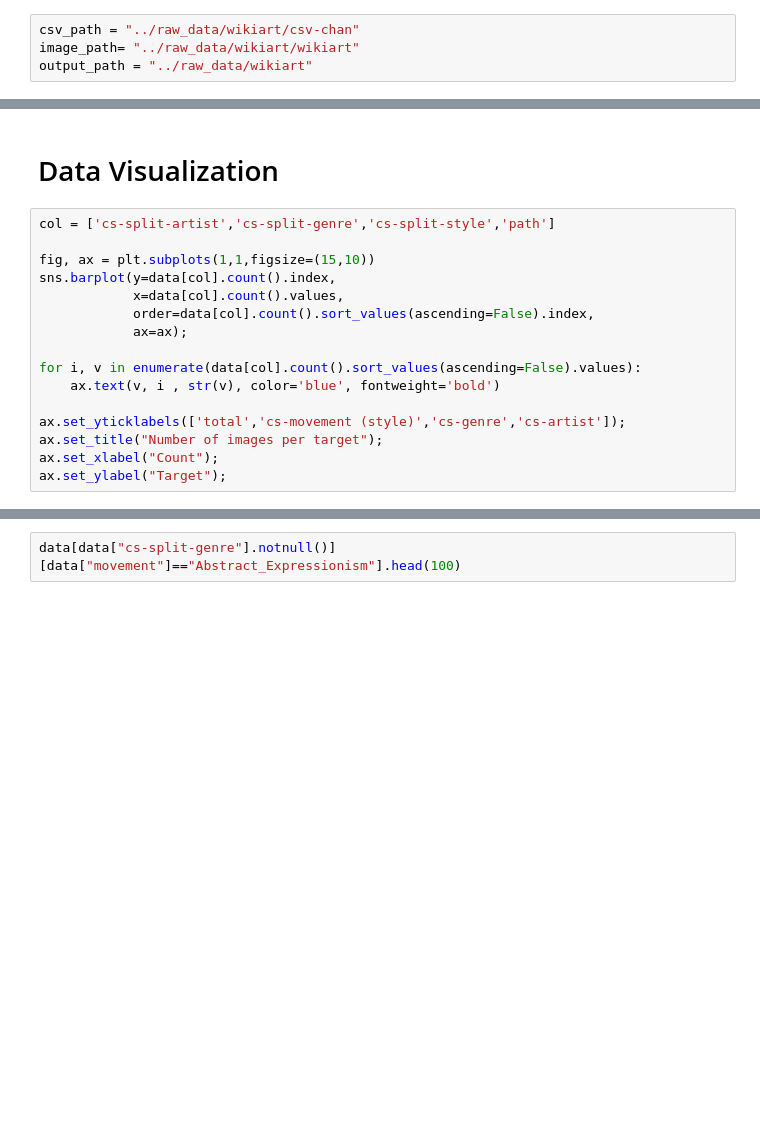
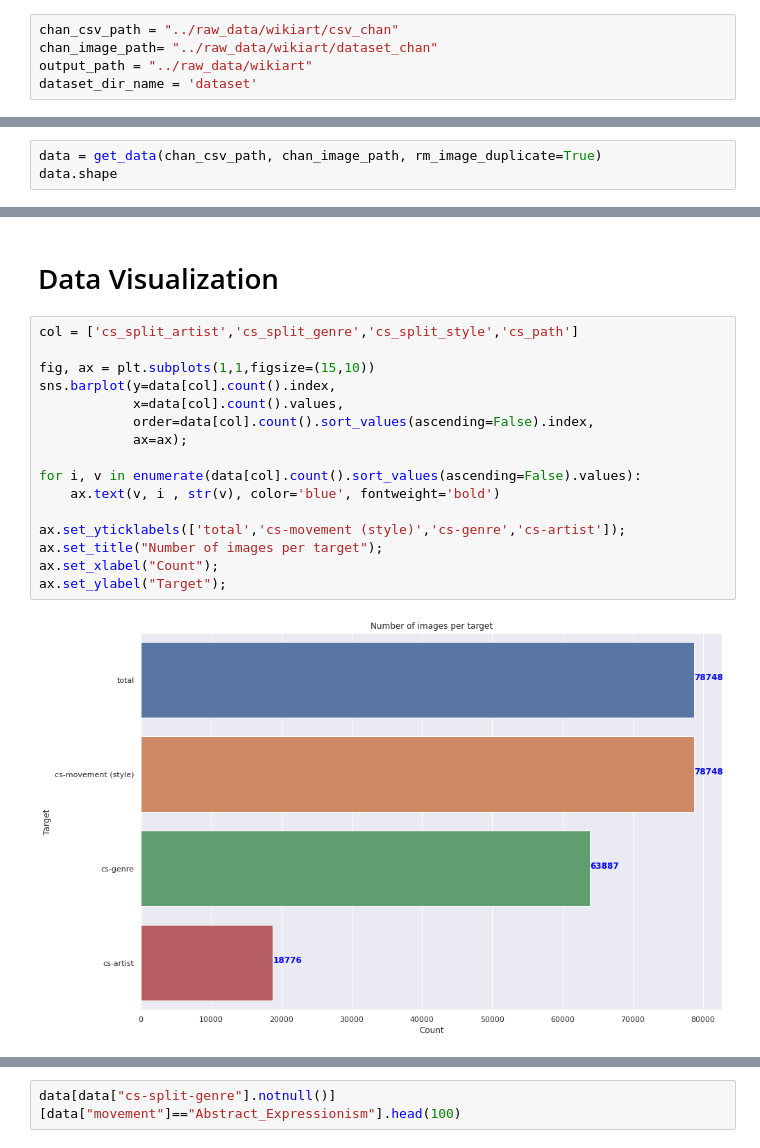
Before and after one commit to gregoirelafay/neural-art, a Jupyter notebook: notebooks/gregoire_data_preparation.ipynb, the cells around one changed output, grey strips where cells are left out. Cells and saved outputs as stored; diff of their text form; blank space fills up the shorter version.

Commit message:
small update to data_preparation.ipynb

```diff
--- a/notebooks/gregoire_data_preparation.ipynb
+++ b/notebooks/gregoire_data_preparation.ipynb
@@ -16,7 +16,8 @@ from neuralart.data import *
 # %% [markdown]
 # Get Data
 # %%
-csv_path = "../raw_data/wikiart/csv-chan"
-image_path= "../raw_data/wikiart/wikiart"
+chan_csv_path = "../raw_data/wikiart/csv_chan"
+chan_image_path= "../raw_data/wikiart/dataset_chan"
 output_path = "../raw_data/wikiart"
+dataset_dir_name = 'dataset'
 # %%
@@ -23,0 +28,3 @@ data = get_data(csv_path, image_path)
+# %%
+data = get_data(chan_csv_path, chan_image_path, rm_image_duplicate=True)
+data.shape
@@ -60,21 +89,23 @@ for n in [100,1000,None]:
 # %% [markdown]
 # Data Visualization
 # %%
-col = ['cs-split-artist','cs-split-genre','cs-split-style','path']
+col = ['cs_split_artist','cs_split_genre','cs_split_style','cs_path']
 
 fig, ax = plt.subplots(1,1,figsize=(15,10))
 sns.barplot(y=data[col].count().index,
             x=data[col].count().values,
             order=data[col].count().sort_values(ascending=False).index,
             ax=ax);
 
 for i, v in enumerate(data[col].count().sort_values(ascending=False).values):
     ax.text(v, i , str(v), color='blue', fontweight='bold')
 
 ax.set_yticklabels(['total','cs-movement (style)','cs-genre','cs-artist']);
 ax.set_title("Number of images per target");
 ax.set_xlabel("Count");
 ax.set_ylabel("Target");
+# %% [output]
+[figure, added]
 # %%
 col = ['artist','genre','movement']
 
```
Also changed, not shown: parts of 10 cells of this notebook.
